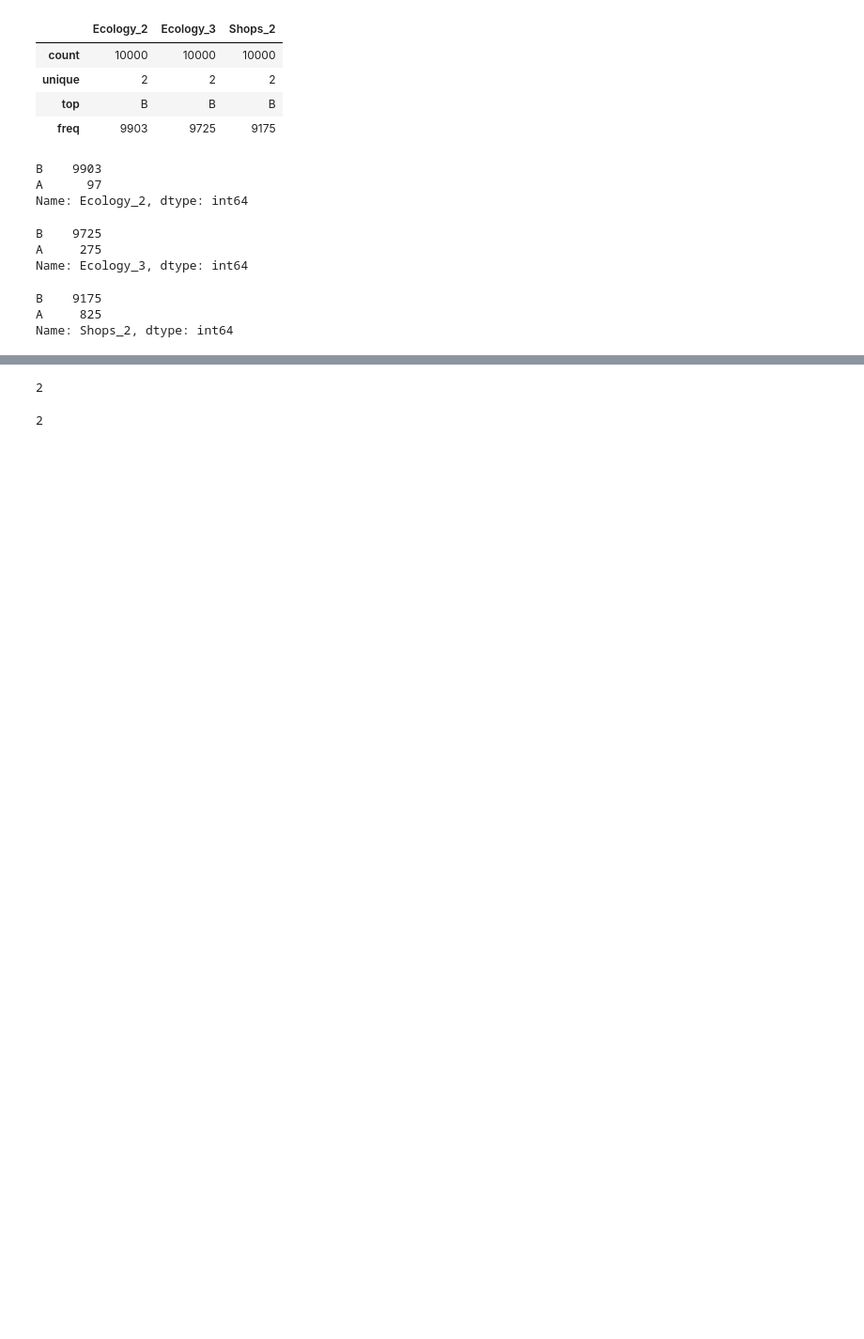
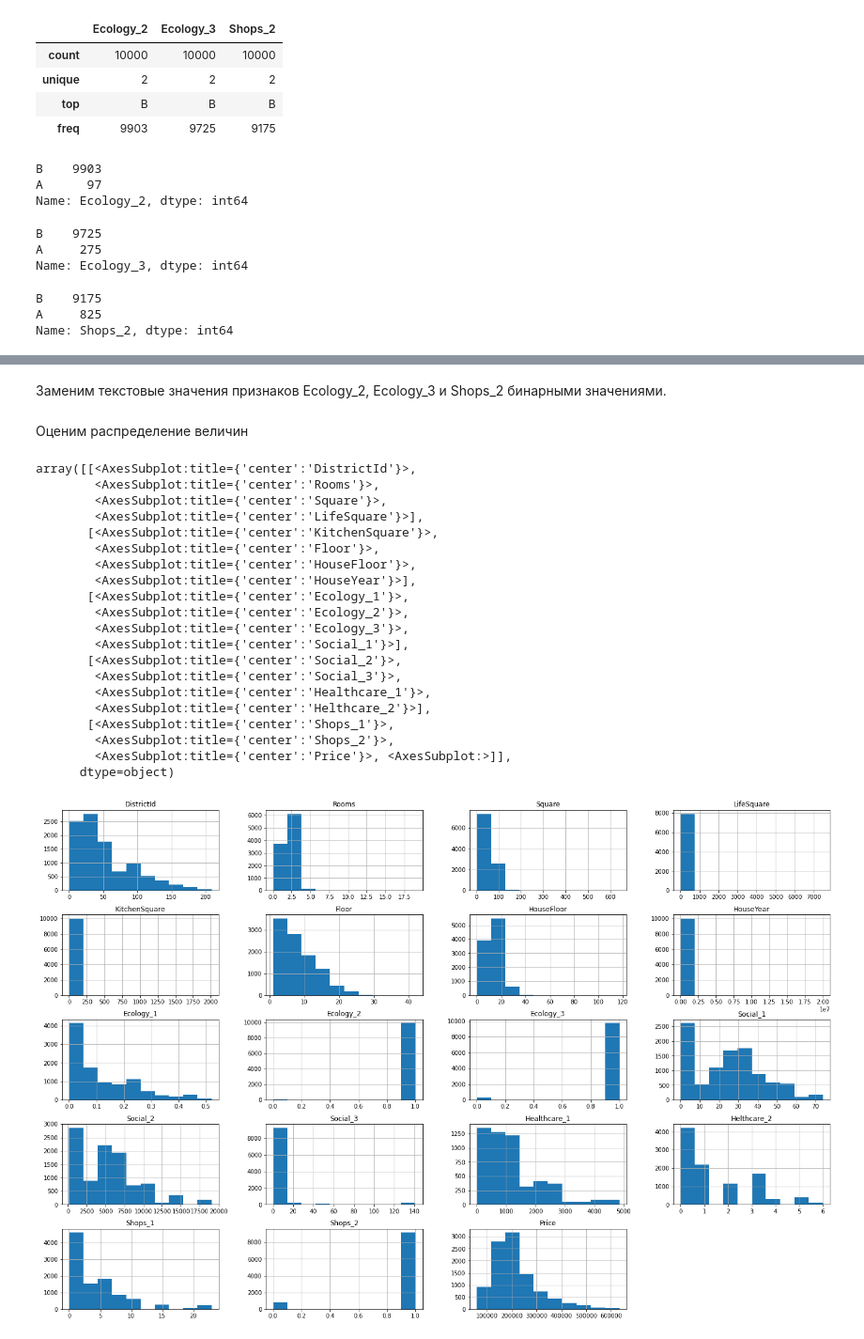
Before and after one commit to alvlagus/Python_for_Data_Science, a Jupyter notebook: Course_project/gusev_solution.ipynb, the cells around one changed output, grey strips where cells are left out. Shown at 94% size. Drawn from its saved outputs; the diff is of its cells as text; code cells hidden in the pictures; blank space fills up the shorter version.

```diff
--- a/Course_project/gusev_solution.ipynb
+++ b/Course_project/gusev_solution.ipynb
@@ -11,3 +13,3 @@ import pandas as pd
 # %%
-DATASET_PATH = '/home/gans/Документы/Обучение/GeekBrains/9. Библиотеки Python для DS/1. course project/input data/train.csv'
-PREPARED_DATASET_PATH = '/home/gans/Документы/Обучение/GeekBrains/9. Библиотеки Python для DS/1. course project/input data/train.csv'
+TRAIN_DATASET_PATH = '/home/gans/Документы/Обучение/GeekBrains/9. Библиотеки Python для DS/1. course project/input data/train.csv'
+TEST_DATASET_PATH = '/home/gans/Документы/Обучение/GeekBrains/9. Библиотеки Python для DS/1. course project/input data/test.csv'
@@ -59,0 +47,6 @@ df.shape
+# %%
+
+df_train = pd.read_csv(TRAIN_DATASET_PATH, index_col='Id')
+df_test = pd.read_csv(TEST_DATASET_PATH, index_col='Id')
+
+df_train.shape, df_test.shape
@@ -181,8 +155,32 @@ df['Ecology_2'].nunique()
-# %%
-df['Ecology_3'].nunique()
-# %% [output]
-2
-# %%
-df['Shops_2'].nunique()
-# %% [output]
-2
+# %% [markdown]
+Заменим текстовые значения признаков Ecology_2, Ecology_3 и Shops_2 бинарными значениями.
+# %%
+feature_bin_names = ['Ecology_2', 'Ecology_3', 'Shops_2']
+
+df_train[feature_bin_names] = df_train[feature_bin_names].replace({'A' :0, 'B' :1})
+# %% [markdown]
+Оценим распределение величин
+# %%
+df_train.hist(figsize=(24,16))
+# %% [output]
+array([[<AxesSubplot:title={'center':'DistrictId'}>,
+        <AxesSubplot:title={'center':'Rooms'}>,
+        <AxesSubplot:title={'center':'Square'}>,
+        <AxesSubplot:title={'center':'LifeSquare'}>],
+       [<AxesSubplot:title={'center':'KitchenSquare'}>,
+        <AxesSubplot:title={'center':'Floor'}>,
+        <AxesSubplot:title={'center':'HouseFloor'}>,
+        <AxesSubplot:title={'center':'HouseYear'}>],
+       [<AxesSubplot:title={'center':'Ecology_1'}>,
+        <AxesSubplot:title={'center':'Ecology_2'}>,
+        <AxesSubplot:title={'center':'Ecology_3'}>,
+        <AxesSubplot:title={'center':'Social_1'}>],
+       [<AxesSubplot:title={'center':'Social_2'}>,
+        <AxesSubplot:title={'center':'Social_3'}>,
+        <AxesSubplot:title={'center':'Healthcare_1'}>,
+        <AxesSubplot:title={'center':'Helthcare_2'}>],
+       [<AxesSubplot:title={'center':'Shops_1'}>,
+        <AxesSubplot:title={'center':'Shops_2'}>,
+        <AxesSubplot:title={'center':'Price'}>, <AxesSubplot:>]],
+      dtype=object)
+[figure, added]
```
Also changed, not shown: parts of 40 cells of this notebook.
